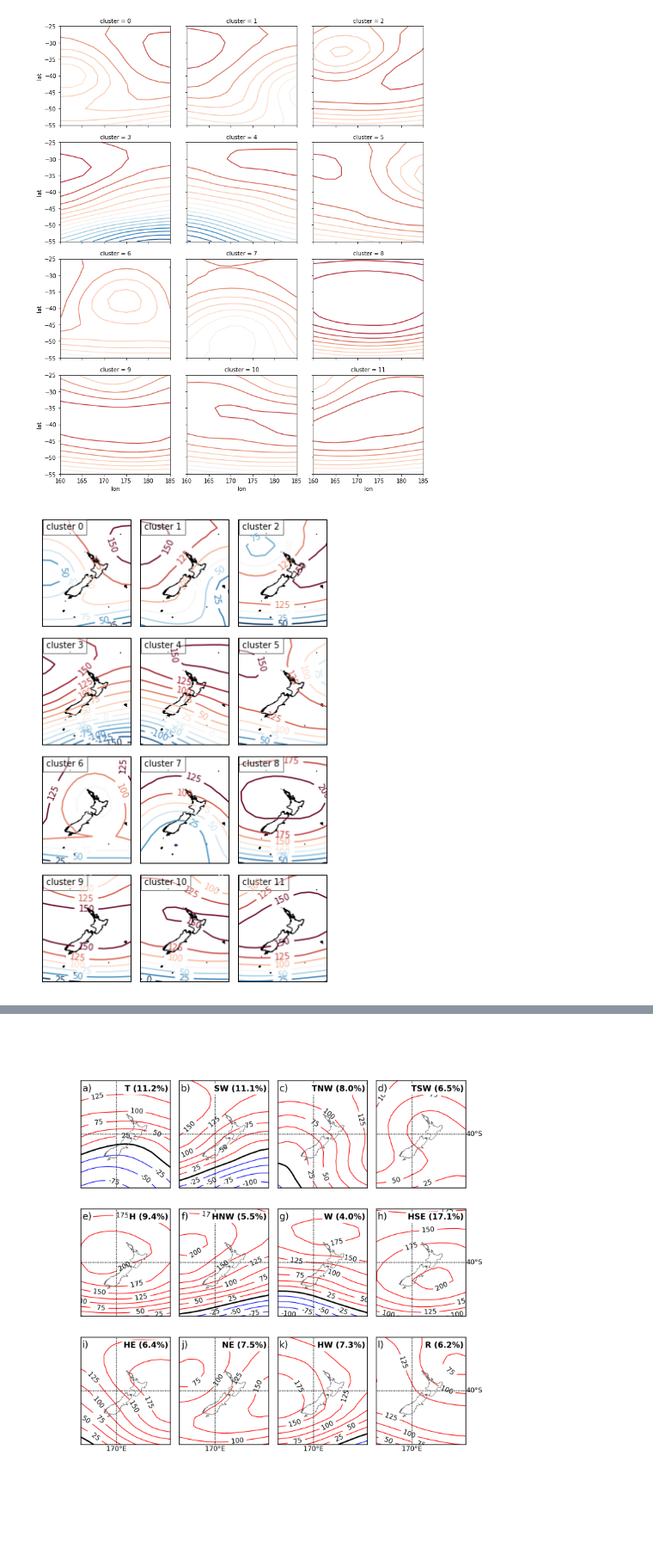
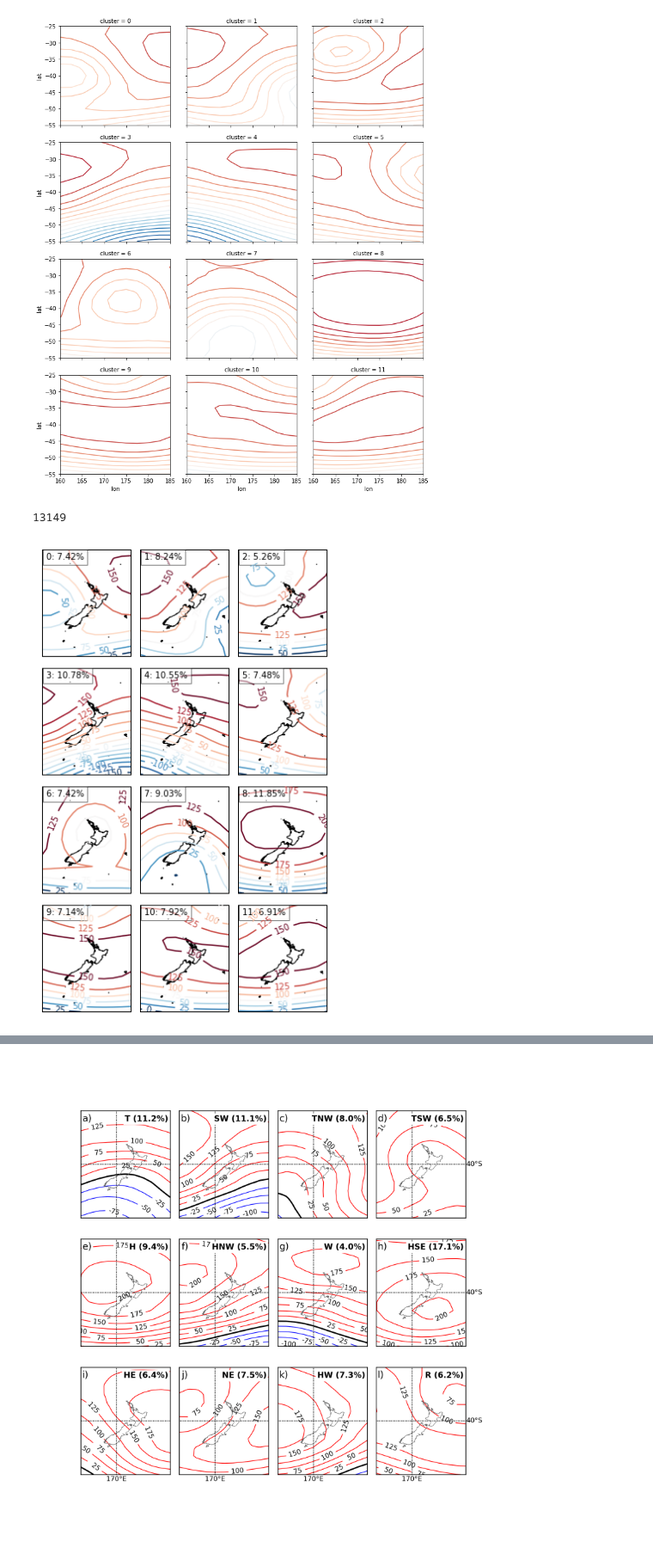
Before and after one commit to nicolasfauchereau/ACRE_workshop, a Jupyter notebook: notebooks/weather_regimes.ipynb, the cells around one changed output, grey strips where cells are left out. Shown at 86% size. Saved outputs shown, nothing was run; the diff lists cells and outputs as text; code cells hidden in the pictures.

```diff
--- a/notebooks/weather_regimes.ipynb
+++ b/notebooks/weather_regimes.ipynb
@@ -354,14 +406,18 @@ Data variables:
 f = clusters['hgt'].plot.contour(x='lon', y='lat', col='cluster', col_wrap=3, levels=np.arange(-150,200,20))
 # %% [output]
 [figure]
+# %%
+sum(nbdays)
+# %% [output]
+13149
 # %%
 f, axes = plt.subplots(nrows=4, ncols=3, figsize=(6,10), subplot_kw={'projection':proj})
 f.subplots_adjust(wspace=0.1, hspace=0.1)
 axes = axes.flatten()
 for c in range(nclusters):
     ax = axes[c]
     clus = clusters.sel(cluster=c)
     make_map(clus['hgt'], lons, lats, step=25, ax=ax)
-    ax.text(0.05, 0.9, c, transform=ax.transAxes, bbox=dict(facecolor='w', alpha=0.5))
+    ax.text(0.05, 0.9, "{}: {:3.2f}%".format(c, nbdays[c] / sum(nbdays) * 100), transform=ax.transAxes, bbox=dict(facecolor='w', alpha=0.5))
 # %% [output]
-[figure, old version]
+[figure, new version]
```
Also changed, not shown: parts of 19 cells of this notebook.
